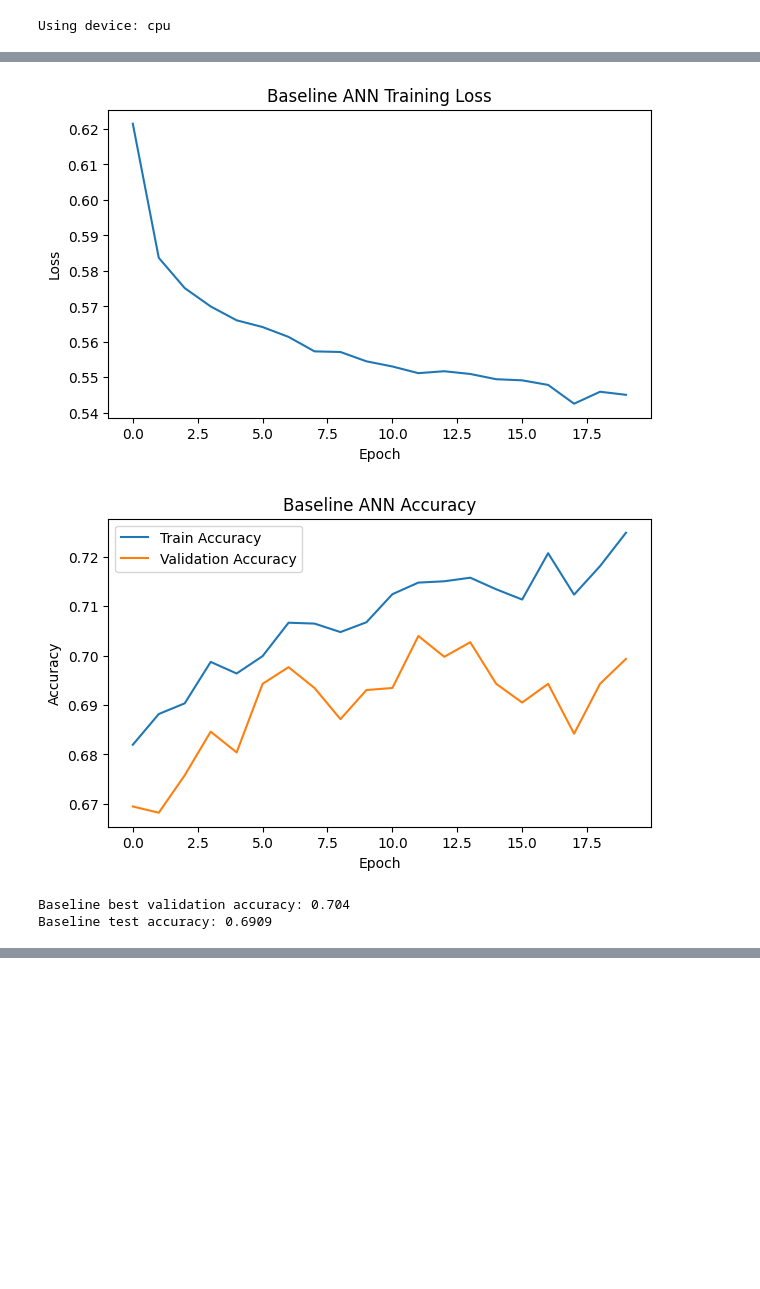
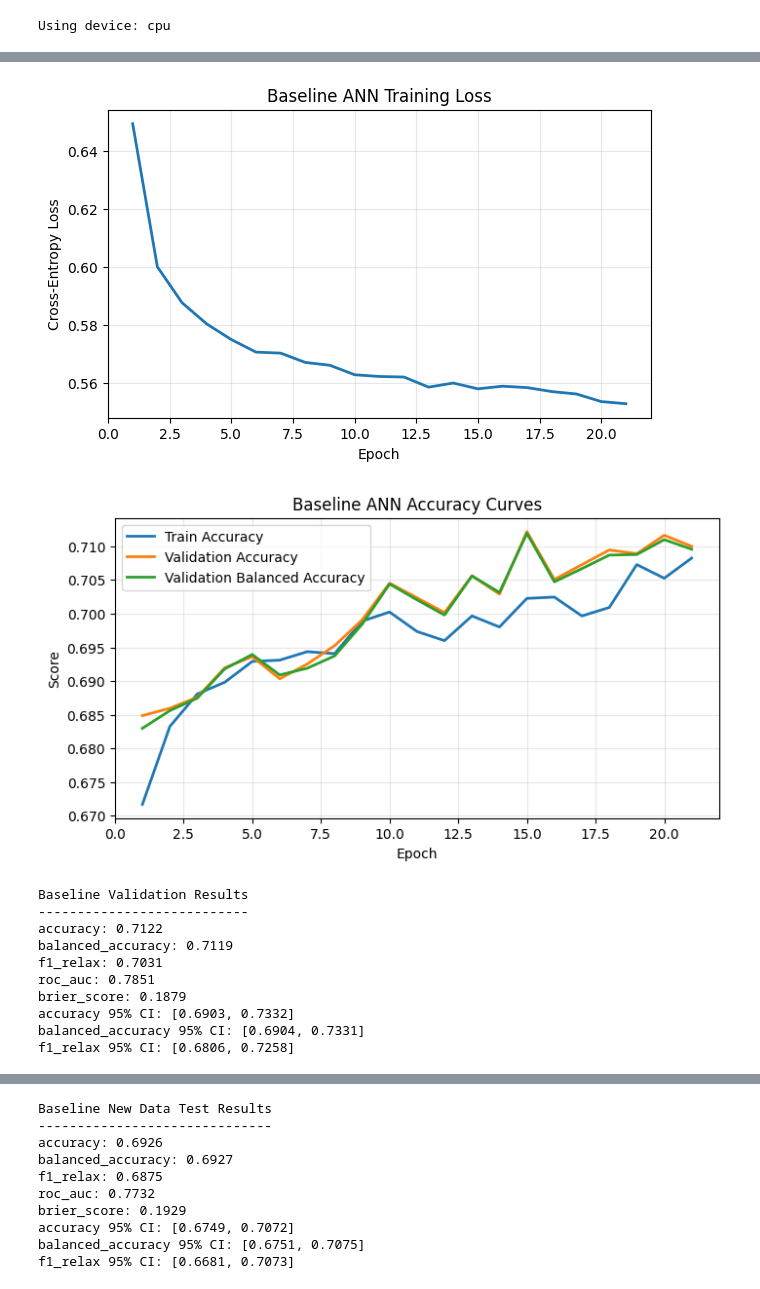
Before and after one commit to edwardkim22/APS360-Spotify, a Jupyter notebook: APS360_Spotify_Model.ipynb, the cells around one changed output, grey strips where cells are left out. Drawn from its saved outputs; the diff is of its cells as text; code cells hidden in the pictures; blank space fills up the shorter version.

```diff
--- a/APS360_Spotify_Model.ipynb
+++ b/APS360_Spotify_Model.ipynb
@@ -394,22 +603,28 @@ class BetterTabularMLP(nn.Module):
 # %%
-baseline_model = BaselineANN(input_dim=len(ALL_FEATURE_COLS), hidden_dim=32, num_classes=2)
+baseline_model = BaselineANN(input_dim=len(BASELINE_FEATURE_COLS), hidden_dim=48, num_classes=2)
 print(baseline_model)
 print("Baseline parameters:", count_parameters(baseline_model))
 
-baseline_history, baseline_best_val_acc = train_model_basic(
+baseline_history, baseline_best_val_bal_acc = train_torch_model(
     model=baseline_model,
     train_loader=train_loader,
     val_loader=val_loader,
-    num_epochs=20,
+    train_labels=train_df["label"],
+    num_epochs=25,
     learning_rate=1e-3,
-    device=device
+    weight_decay=0.0,
+    patience=6,
+    label_smoothing=0.0,
+    device=device,
 )
 
 plot_curves(baseline_history, title_prefix="Baseline ANN")
 
-baseline_test_acc = get_accuracy(baseline_model, test_loader, device=device)
-print("Baseline best validation accuracy:", round(baseline_best_val_acc, 4))
-print("Baseline test accuracy:", round(baseline_test_acc, 4))
+baseline_val_results = evaluate_torch_model(baseline_model, val_loader, "Baseline Validation Results", device=device)
+baseline_new_data_results = evaluate_torch_model(baseline_model, new_data_loader, "Baseline New Data Test Results", device=device)
+
+torch.save(baseline_model.state_dict(), "spotify_final_baseline_model.pt")
+print("Saved model to spotify_final_baseline_model.pt")
 # %% [output]
 BaselineANN(
   (net): Sequential(
@@ -431,4 +646,12 @@ Epoch 20 | Loss: 0.5451 | Train Acc: 0.7248 | Val Acc: 0.6993
-[figure, old version]
+[figure, new version]
-[figure, old version]
+[figure, new version]
-Baseline best validation accuracy: 0.704
-Baseline test accuracy: 0.6909
+Baseline Validation Results
+---------------------------
+accuracy: 0.7122
+balanced_accuracy: 0.7119
+f1_relax: 0.7031
+roc_auc: 0.7851
+brier_score: 0.1879
+accuracy 95% CI: [0.6903, 0.7332]
+balanced_accuracy 95% CI: [0.6904, 0.7331]
+f1_relax 95% CI: [0.6806, 0.7258]
@@ -434,0 +659,10 @@ Baseline test accuracy: 0.6909
+Baseline New Data Test Results
+------------------------------
+accuracy: 0.6926
+balanced_accuracy: 0.6927
+f1_relax: 0.6875
+roc_auc: 0.7732
+brier_score: 0.1929
+accuracy 95% CI: [0.6749, 0.7072]
+balanced_accuracy 95% CI: [0.6751, 0.7075]
+f1_relax 95% CI: [0.6681, 0.7073]
```
Also changed, not shown: parts of 13 cells of this notebook, 7 other files.
